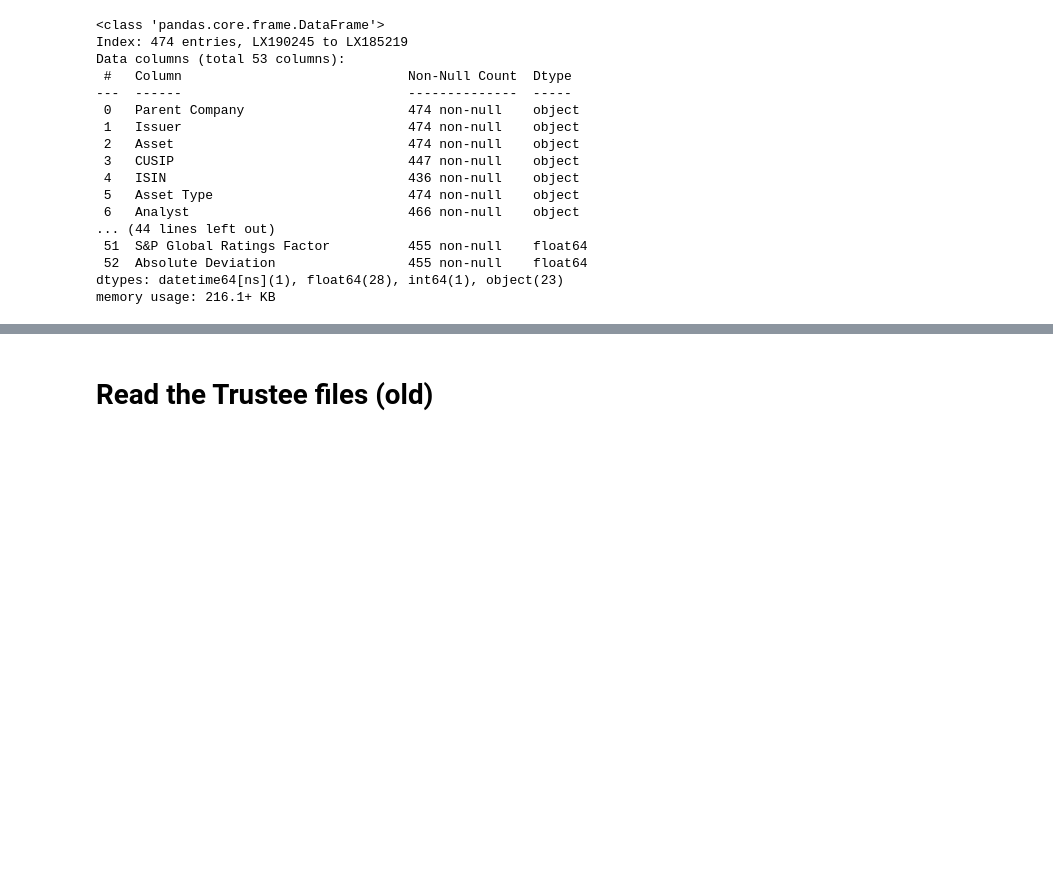
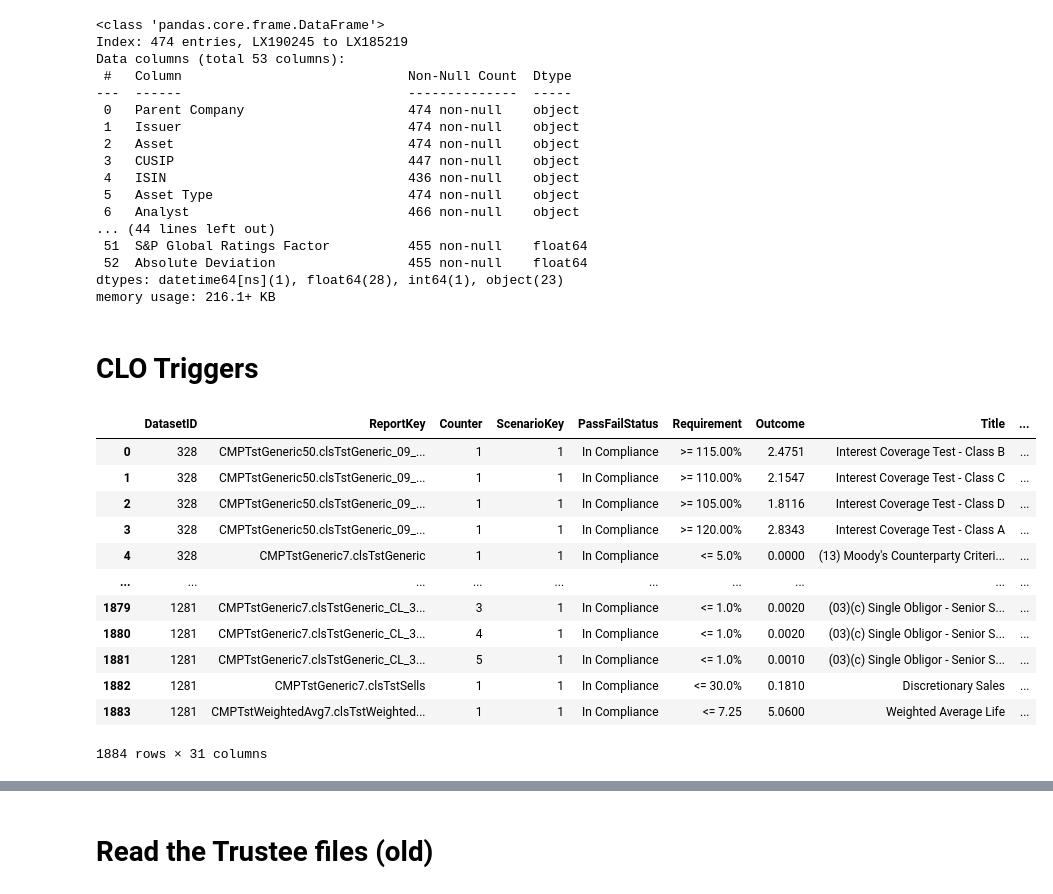
Before and after one commit to joshknechtel-gs/RM-IT, a Jupyter notebook: ComplianceChecks.ipynb, the cells around one changed output, grey strips where cells are left out. Cells and saved outputs as stored; diff of their text form; code cells hidden in the pictures; blank space fills up the shorter version.

```diff
--- a/ComplianceChecks.ipynb
+++ b/ComplianceChecks.ipynb
@@ -1090,3 +1129,26 @@ Data columns (total 53 columns):
  52  Absolute Deviation                 455 non-null    float64
 dtypes: datetime64[ns](1), float64(28), int64(1), object(23)
 memory usage: 216.1+ KB
+# %% [markdown]
+# CLO Triggers
+# %%
+path = 'Z:/Shared/Risk Management and Investment Technology/CLO Optimization/'
+file = 'US CLO Triggers as of 6.24.21.xlsx'
+filepath = path + file
+# %%
+triggers = pd.read_excel(filepath)
+triggers
+# %% [output]
+|  | DatasetID | ReportKey | Counter | ScenarioKey | PassFailStatus | Requirement | Outcome | Title | ... |
+| 0 | 328 | CMPTstGeneric50.clsTstGeneric_09_... | 1 | 1 | In Compliance | >= 115.00% | 2.4751 | Interest Coverage Test - Class B | ... |
+| 1 | 328 | CMPTstGeneric50.clsTstGeneric_09_... | 1 | 1 | In Compliance | >= 110.00% | 2.1547 | Interest Coverage Test - Class C | ... |
+| 2 | 328 | CMPTstGeneric50.clsTstGeneric_09_... | 1 | 1 | In Compliance | >= 105.00% | 1.8116 | Interest Coverage Test - Class D | ... |
+| 3 | 328 | CMPTstGeneric50.clsTstGeneric_09_... | 1 | 1 | In Compliance | >= 120.00% | 2.8343 | Interest Coverage Test - Class A | ... |
+| 4 | 328 | CMPTstGeneric7.clsTstGeneric | 1 | 1 | In Compliance | <= 5.0% | 0.0000 | (13) Moody's Counterparty Criteri... | ... |
+| ... | ... | ... | ... | ... | ... | ... | ... | ... | ... |
+| 1879 | 1281 | CMPTstGeneric7.clsTstGeneric_CL_3... | 3 | 1 | In Compliance | <= 1.0% | 0.0020 | (03)(c) Single Obligor - Senior S... | ... |
+| 1880 | 1281 | CMPTstGeneric7.clsTstGeneric_CL_3... | 4 | 1 | In Compliance | <= 1.0% | 0.0020 | (03)(c) Single Obligor - Senior S... | ... |
+| 1881 | 1281 | CMPTstGeneric7.clsTstGeneric_CL_3... | 5 | 1 | In Compliance | <= 1.0% | 0.0010 | (03)(c) Single Obligor - Senior S... | ... |
+| 1882 | 1281 | CMPTstGeneric7.clsTstSells | 1 | 1 | In Compliance | <= 30.0% | 0.1810 | Discretionary Sales | ... |
+| 1883 | 1281 | CMPTstWeightedAvg7.clsTstWeighted... | 1 | 1 | In Compliance | <= 7.25 | 5.0600 | Weighted Average Life | ... |
+1884 rows × 31 columns
```
Also changed, not shown: parts of 18 cells of this notebook.
